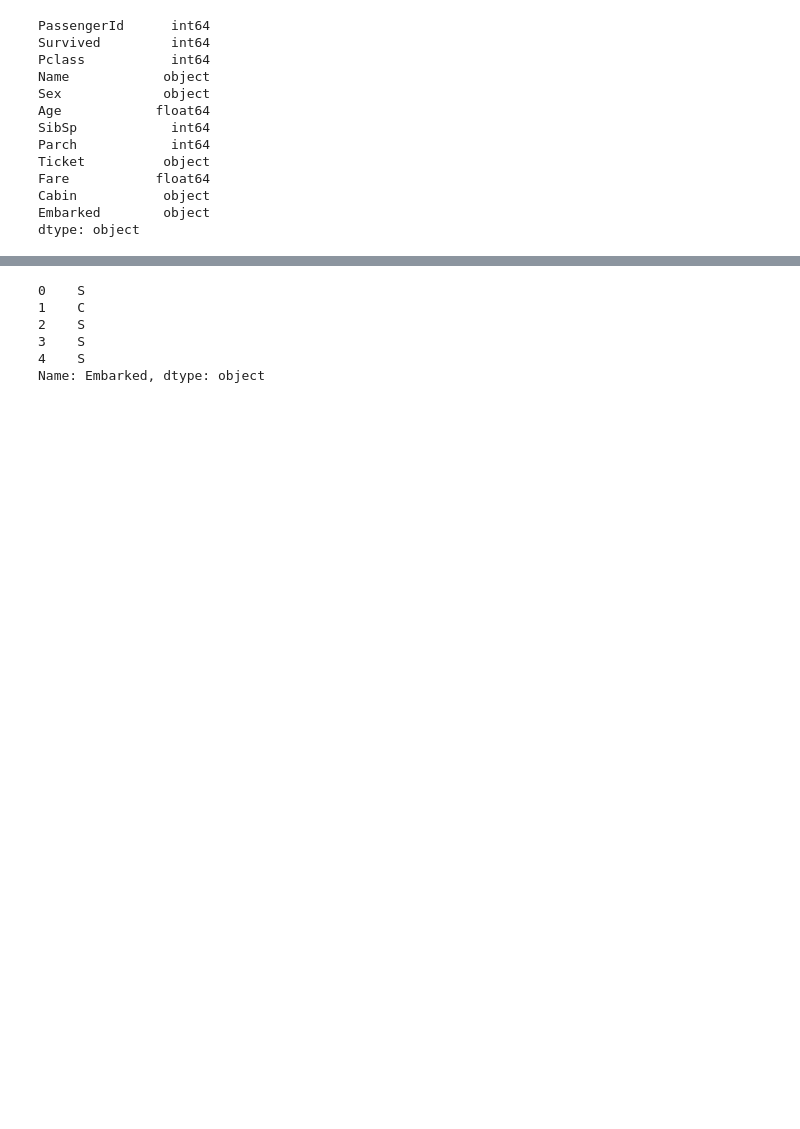
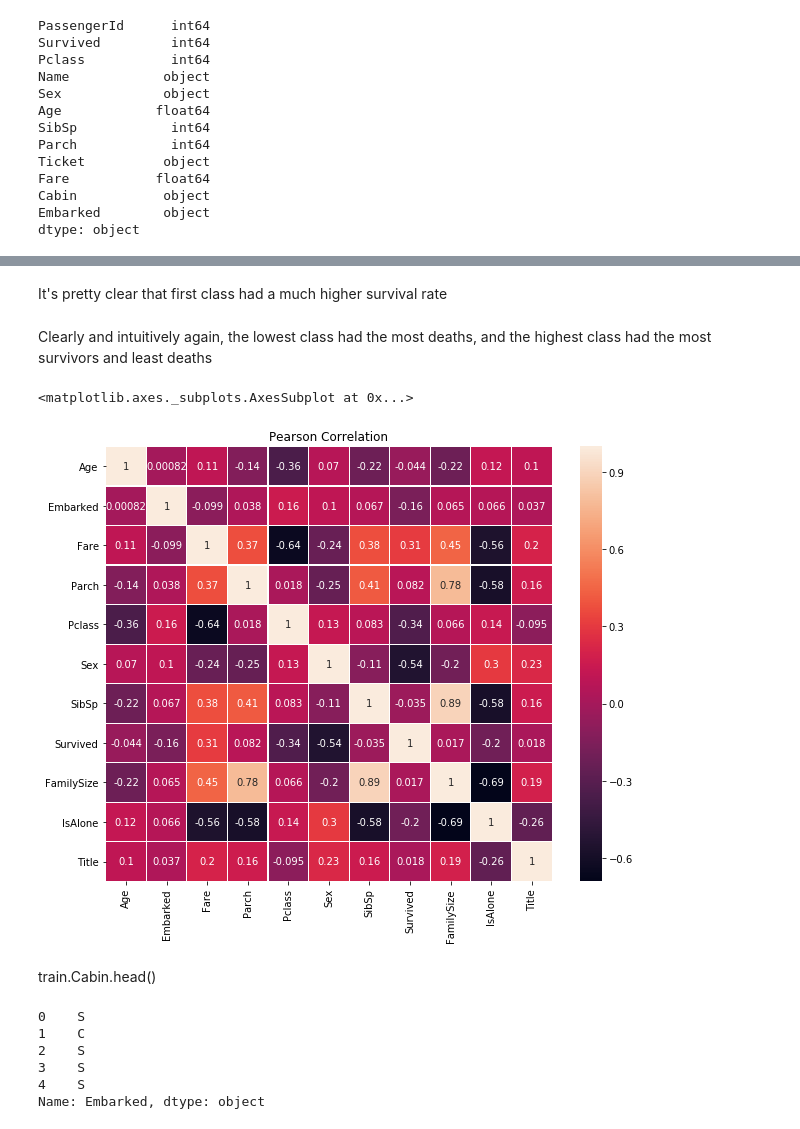
Before and after one commit to mjdacs/622_Assign2, a Jupyter notebook: eda.ipynb, the cells around one changed output, grey strips where cells are left out. Drawn from its saved outputs; the diff is of its cells as text; code cells hidden in the pictures; blank space fills up the shorter version.

```diff
--- a/eda.ipynb
+++ b/eda.ipynb
@@ -299,7 +90,0 @@ dtype: int64
-# %%
-full_data.info()
-full_data['Age'] = lambda x: x['Age'].fillna(x['Age'].median(), inplace = True)
-full_data['Embarked'] = lambda x: x['Embarked'].fillna(x['Embarked'].mode(), inplace = True)
-full_data['Fare'] = lambda x: x['Fare'].fillna(x['Fare'].median(), inplace = True)
-full_data.drop(['Cabin', 'PassengerId', 'Ticket'], axis=1, inplace=True)
-full_data.isnull().sum()
@@ -451,0 +164,2 @@ Name: Cabin, dtype: object
+# %% [markdown]
+It's pretty clear that first class had a much higher survival rate
@@ -451,0 +168,2 @@ Name: Cabin, dtype: object
+# %% [markdown]
+Clearly and intuitively again, the lowest class had the most deaths, and the highest class had the most survivors and least deaths
@@ -452,3 +226,14 @@ Name: Cabin, dtype: object
+# %%
+plt.figure(figsize=(10,8))
+plt.title('Pearson Correlation')
+sns.heatmap(titanic.loc['train'].astype(float).corr(),
+           linewidths=0.1,
+           annot=True)
+# %% [output]
+<matplotlib.axes._subplots.AxesSubplot at 0x...>
+[figure, added]
+# %% [markdown]
+train.Cabin.head()
 # %%
 train.Embarked.head()
 # %% [output]
```
Also changed, not shown: parts of 34 cells of this notebook.
